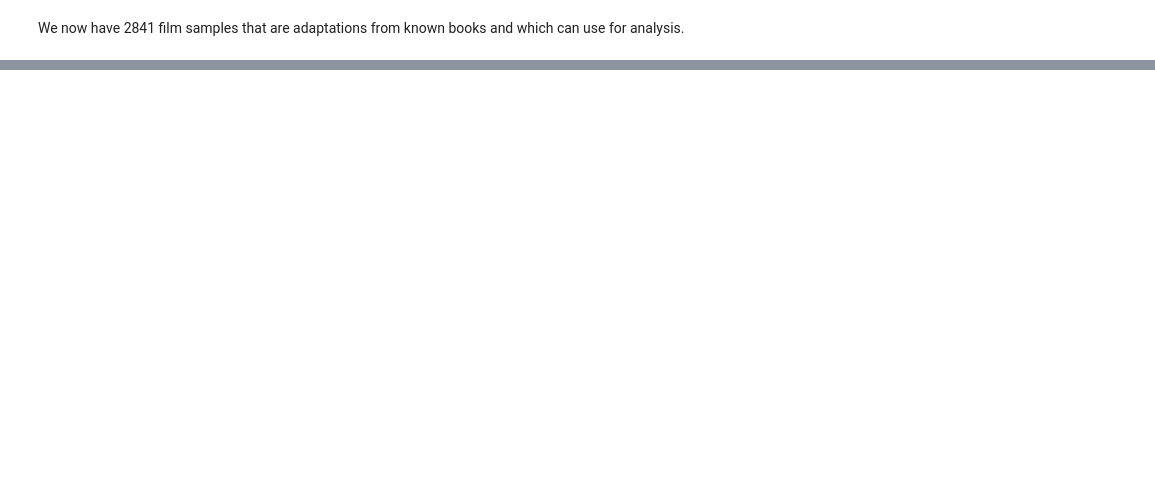
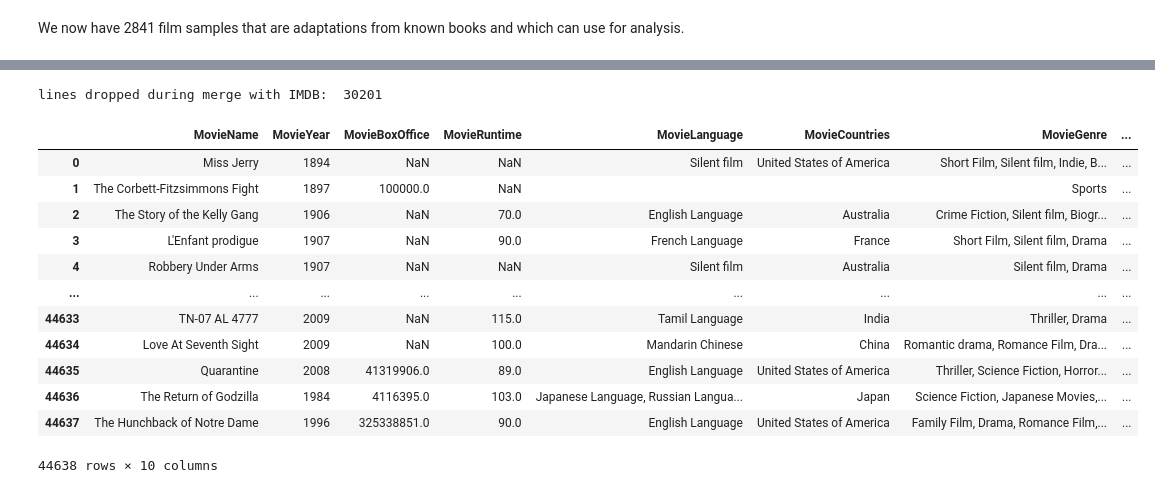
Before and after one commit to epfl-ada/ada-2024-project-padamalgame, a Jupyter notebook: src/dataset_creation.ipynb, the cells around one changed output, grey strips where cells are left out. Cells and saved outputs as stored; diff of their text form; code cells hidden in the pictures; blank space fills up the shorter version.

Commit message:
data cleaning

```diff
--- a/src/dataset_creation.ipynb
+++ b/src/dataset_creation.ipynb
@@ -97,0 +181,2 @@ We now have 2841 film samples that are adaptations from known books and which ca
+# %%
+cmu_plots = pd.read_csv("../MovieSummaries/plot_summaries.txt", sep='\t', names=['wikipedia_id', 'MoviePlot'], header=None)
@@ -97,0 +204,26 @@ We now have 2841 film samples that are adaptations from known books and which ca
+# %%
+# all movies with plots
+cmu_movies = clean_cmu("../MovieSummaries/movie.metadata.tsv")
+cmu_movies = cmu_movies.dropna(subset=['movie_date'])
+cmu_movies = cmu_movies[cmu_movies.movie_date != "nan"]
+cmu_movies['movie_date'] = cmu_movies['movie_date'].astype('int64')
+all_movies_df = merge_with_imdb(cmu_movies)
+all_movies_df = all_movies_df.merge(right=cmu_plots, how="left", left_on='wikipedia_id', right_on='wikipedia_id', copy=False)
+all_movies_df.drop(columns = ['wikipedia_id'], inplace=True)
+all_movies_df.to_csv('all_movies.csv', index=False, errors='ignore')
+all_movies_df
+# %% [output]
+lines dropped during merge with IMDB:  30201
+|  | MovieName | MovieYear | MovieBoxOffice | MovieRuntime | MovieLanguage | MovieCountries | MovieGenre | ... |
+| 0 | Miss Jerry | 1894 | NaN | NaN | Silent film | United States of America | Short Film, Silent film, Indie, B... | ... |
+| 1 | The Corbett-Fitzsimmons Fight | 1897 | 100000.0 | NaN |  |  | Sports | ... |
+| 2 | The Story of the Kelly Gang | 1906 | NaN | 70.0 | English Language | Australia | Crime Fiction, Silent film, Biogr... | ... |
+| 3 | L'Enfant prodigue | 1907 | NaN | 90.0 | French Language | France | Short Film, Silent film, Drama | ... |
+| 4 | Robbery Under Arms | 1907 | NaN | NaN | Silent film | Australia | Silent film, Drama | ... |
+| ... | ... | ... | ... | ... | ... | ... | ... | ... |
+| 44633 | TN-07 AL 4777 | 2009 | NaN | 115.0 | Tamil Language | India | Thriller, Drama | ... |
+| 44634 | Love At Seventh Sight | 2009 | NaN | 100.0 | Mandarin Chinese | China | Romantic drama, Romance Film, Dra... | ... |
+| 44635 | Quarantine | 2008 | 41319906.0 | 89.0 | English Language | United States of America | Thriller, Science Fiction, Horror... | ... |
+| 44636 | The Return of Godzilla | 1984 | 4116395.0 | 103.0 | Japanese Language, Russian Langua... | Japan | Science Fiction, Japanese Movies,... | ... |
+| 44637 | The Hunchback of Notre Dame | 1996 | 325338851.0 | 90.0 | English Language | United States of America | Family Film, Drama, Romance Film,... | ... |
+44638 rows × 10 columns
```
Also changed, not shown: parts of 12 cells of this notebook, 10 other files.
